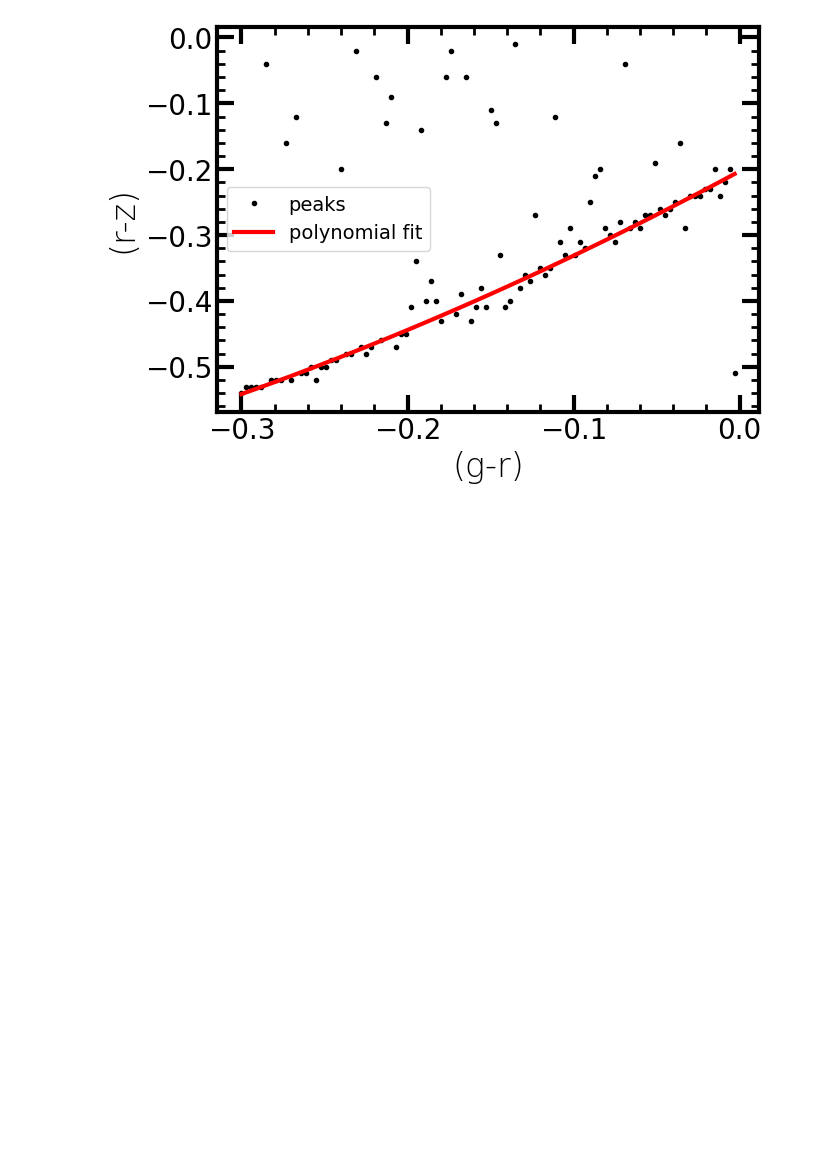
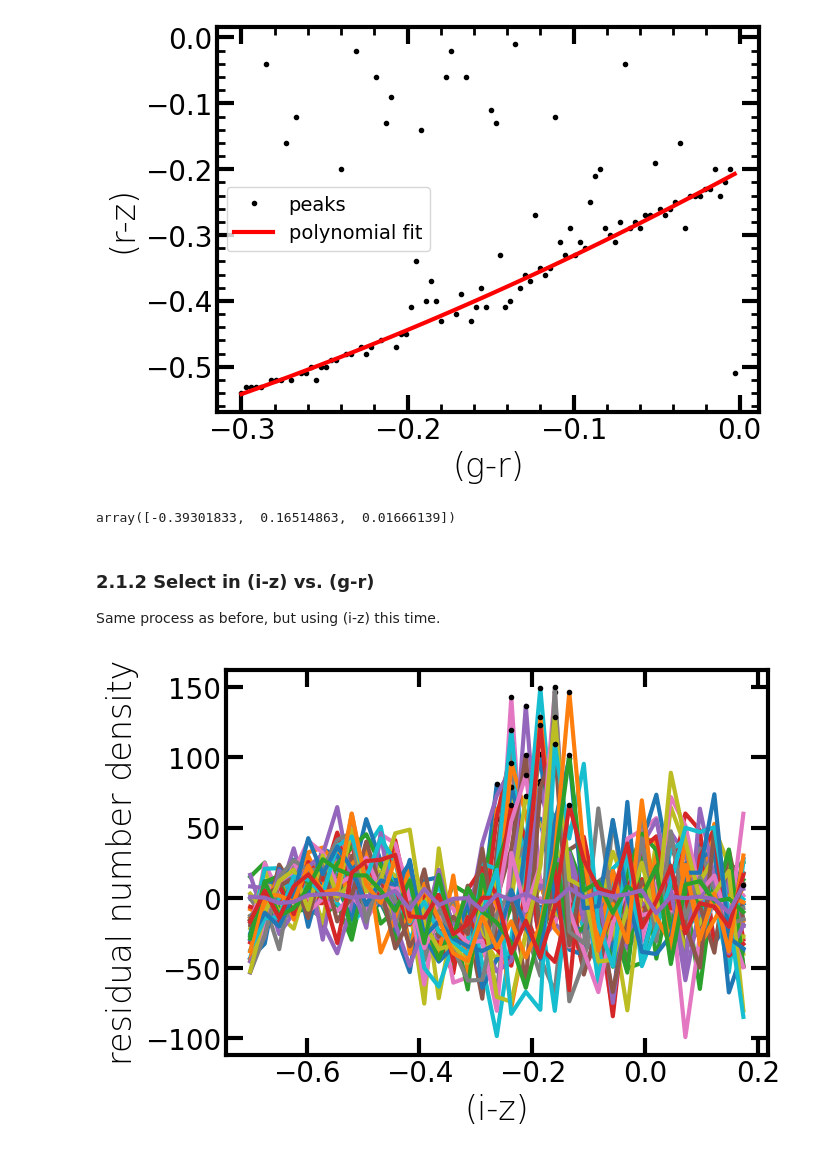
Before and after one commit to rubin-dp0/delegate-contributions-dp02, a Jupyter notebook: MWhalo_density/Milky_Way_halo_density.ipynb, the cells around one changed output. Cells and saved outputs as stored; diff of their text form; code cells hidden in the pictures; blank space fills up the shorter version.

```diff
--- a/MWhalo_density/Milky_Way_halo_density.ipynb
+++ b/MWhalo_density/Milky_Way_halo_density.ipynb
@@ -268,3 +312,34 @@ plt.minorticks_on()
 plt.show()
 # %% [output]
 [figure]
+# %%
+# Print the polynomial fit coefficients:
+poly_grrz.coef
+# %% [output]
+array([-0.39301833,  0.16514863,  0.01666139])
+# %% [markdown]
+### 2.1.2 Select in (i-z) vs. (g-r)
+
+Same process as before, but using (i-z) this time.
+# %%
+nbins=35
+hist_griz = np.histogram2d(gr0, iz0, range=[[-0.3, 0.0], [-0.7, 0.2]], bins=nbins)
+# %%
+gr_binvals = []
+iz_binvals = []
+
+for x in range(nbins):
+    poly = Polynomial.fit(hist_griz[2][:-1], hist_griz[0][x], deg=3)
+    resid = hist_griz[0][x]-poly(hist_griz[2][:-1])
+    plt.plot(hist_griz[2][:-1], resid)
+    peak = np.argmax(resid)
+    plt.plot(hist_griz[2][peak], resid[peak], 'k.')
+    gr_binvals.append(hist_griz[1][x])
+    iz_binvals.append(hist_griz[2][peak])
+
+plt.xlabel('(i-z)')
+plt.ylabel('residual number density')
+
+plt.show()
+# %% [output]
+[figure, added]
```
Also changed, not shown: parts of 50 cells of this notebook.
